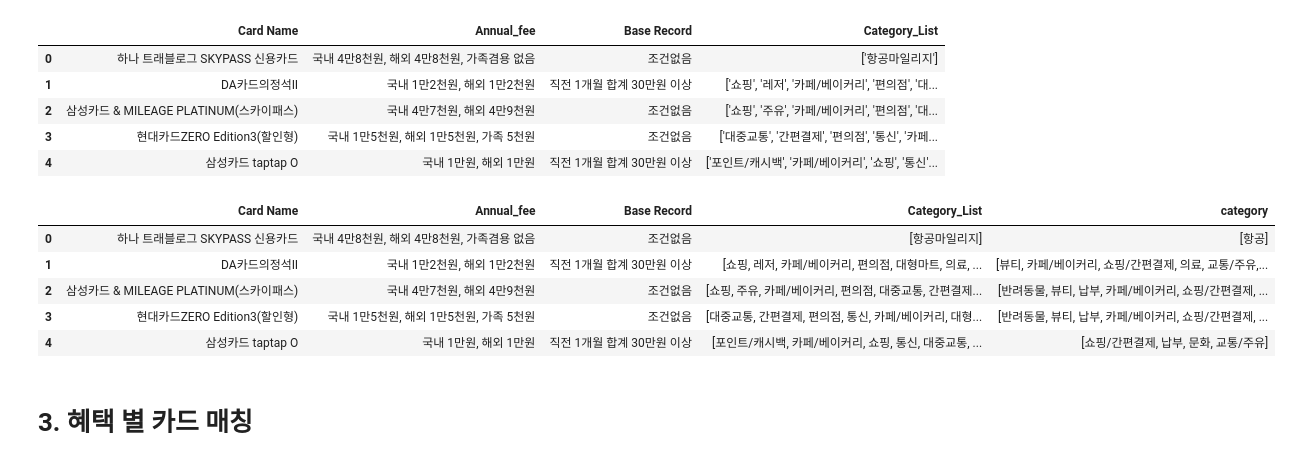
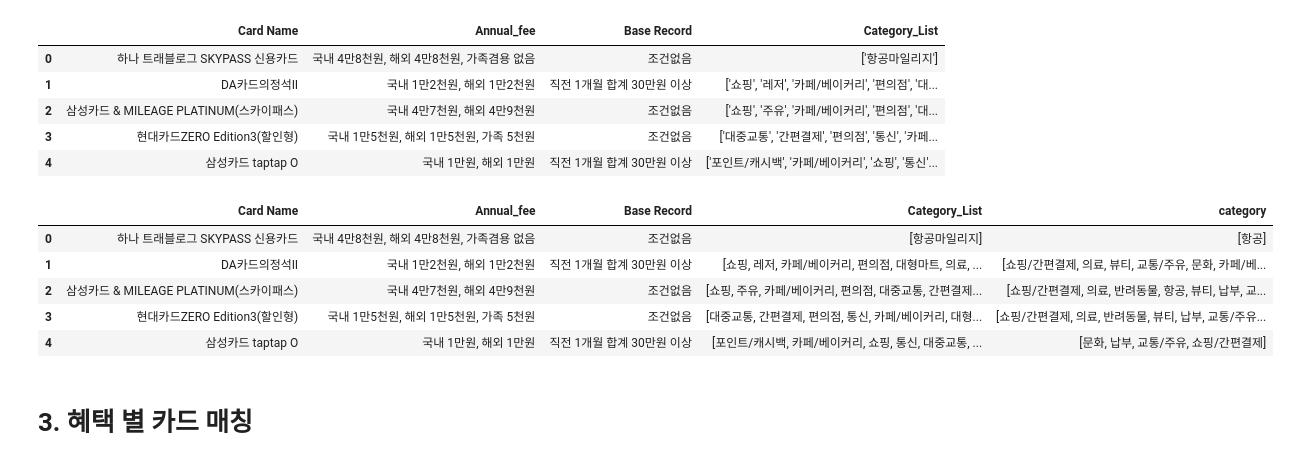
Before and after one commit to zefo38/llm-copywriting, a Jupyter notebook: 04. 카드별 카테고리 매칭 점수와 연회비 함께 본 후 카드 선정.ipynb, the cells around one changed output. Cells and saved outputs as stored; diff of their text form; code cells hidden in the pictures.

```diff
--- a/04. 카드별 카테고리 매칭 점수와 연회비 함께 본 후 카드 선정.ipynb
+++ b/04. 카드별 카테고리 매칭 점수와 연회비 함께 본 후 카드 선정.ipynb
@@ -27,36 +27,38 @@ card['Category_List'] = card['Category_List'].apply(ast.literal_eval)
 # %%
 category_dict = {
 '항공' : '항공마일리지',
-'쇼핑/간편결제' : ['쇼핑', '간편결제' , '포인트/캐시백', '편의점', '대형마트'],
-'카페/베이커리' :['카페', '베이커리', '외식'],
+'쇼핑/간편결제' : ['쇼핑', '간편결제' , '포인트/캐시백']
+'편의점/대형마트' : ['편의점', '대형마트'],
+'카페/베이커리' :['카페', '베이커리'],
+'외식' : '외식',
 '의료' : '의료'
 ,'반려동물': '반려동물'
 ,'뷰티': '뷰티'
 ,'교통/주유' : ['대중교통', '주유', '하이패스'],
 '교육/육아': ['교육', '육아'],
 '문화': ['문화', '레저', '영화'],
 '납부': ['통신', '관리비', '납부 혜택']}
 
 # 매핑 함수
 def map_category_list_to_key(category_list):
   keys = set()
   for category in category_list:
     for key, values in category_dict.items():
         if category in values:
             keys.add(key)
   return list(keys)
 
 # 대분류 카테고리 컬럼 추가
 card['category'] = card['Category_List'].apply(map_category_list_to_key)
 
 card.head()
 # %% [output]
 |  | Card Name | Annual_fee | Base Record | Category_List | category |
 | 0 | 하나 트래블로그 SKYPASS 신용카드 | 국내 4만8천원, 해외 4만8천원, 가족겸용 없음 | 조건없음 | [항공마일리지] | [항공] |
-| 1 | DA카드의정석Ⅱ | 국내 1만2천원, 해외 1만2천원 | 직전 1개월 합계 30만원 이상 | [쇼핑, 레저, 카페/베이커리, 편의점, 대형마트, 의료, ... | [뷰티, 카페/베이커리, 쇼핑/간편결제, 의료, 교통/주유,... |
-| 2 | 삼성카드 & MILEAGE PLATINUM(스카이패스) | 국내 4만7천원, 해외 4만9천원 | 조건없음 | [쇼핑, 주유, 카페/베이커리, 편의점, 대중교통, 간편결제... | [반려동물, 뷰티, 납부, 카페/베이커리, 쇼핑/간편결제, ... |
-| 3 | 현대카드ZERO Edition3(할인형) | 국내 1만5천원, 해외 1만5천원, 가족 5천원 | 조건없음 | [대중교통, 간편결제, 편의점, 통신, 카페/베이커리, 대형... | [반려동물, 뷰티, 납부, 카페/베이커리, 쇼핑/간편결제, ... |
-| 4 | 삼성카드 taptap O | 국내 1만원, 해외 1만원 | 직전 1개월 합계 30만원 이상 | [포인트/캐시백, 카페/베이커리, 쇼핑, 통신, 대중교통, ... | [쇼핑/간편결제, 납부, 문화, 교통/주유] |
+| 1 | DA카드의정석Ⅱ | 국내 1만2천원, 해외 1만2천원 | 직전 1개월 합계 30만원 이상 | [쇼핑, 레저, 카페/베이커리, 편의점, 대형마트, 의료, ... | [쇼핑/간편결제, 의료, 뷰티, 교통/주유, 문화, 카페/베... |
+| 2 | 삼성카드 & MILEAGE PLATINUM(스카이패스) | 국내 4만7천원, 해외 4만9천원 | 조건없음 | [쇼핑, 주유, 카페/베이커리, 편의점, 대중교통, 간편결제... | [쇼핑/간편결제, 의료, 반려동물, 항공, 뷰티, 납부, 교... |
+| 3 | 현대카드ZERO Edition3(할인형) | 국내 1만5천원, 해외 1만5천원, 가족 5천원 | 조건없음 | [대중교통, 간편결제, 편의점, 통신, 카페/베이커리, 대형... | [쇼핑/간편결제, 의료, 반려동물, 뷰티, 납부, 교통/주유... |
+| 4 | 삼성카드 taptap O | 국내 1만원, 해외 1만원 | 직전 1개월 합계 30만원 이상 | [포인트/캐시백, 카페/베이커리, 쇼핑, 통신, 대중교통, ... | [문화, 납부, 교통/주유, 쇼핑/간편결제] |
 # %% [markdown]
 # 3. 혜택 별 카드 매칭
 # %%
```
Also changed, not shown: parts of 17 cells of this notebook, 5 other files.
